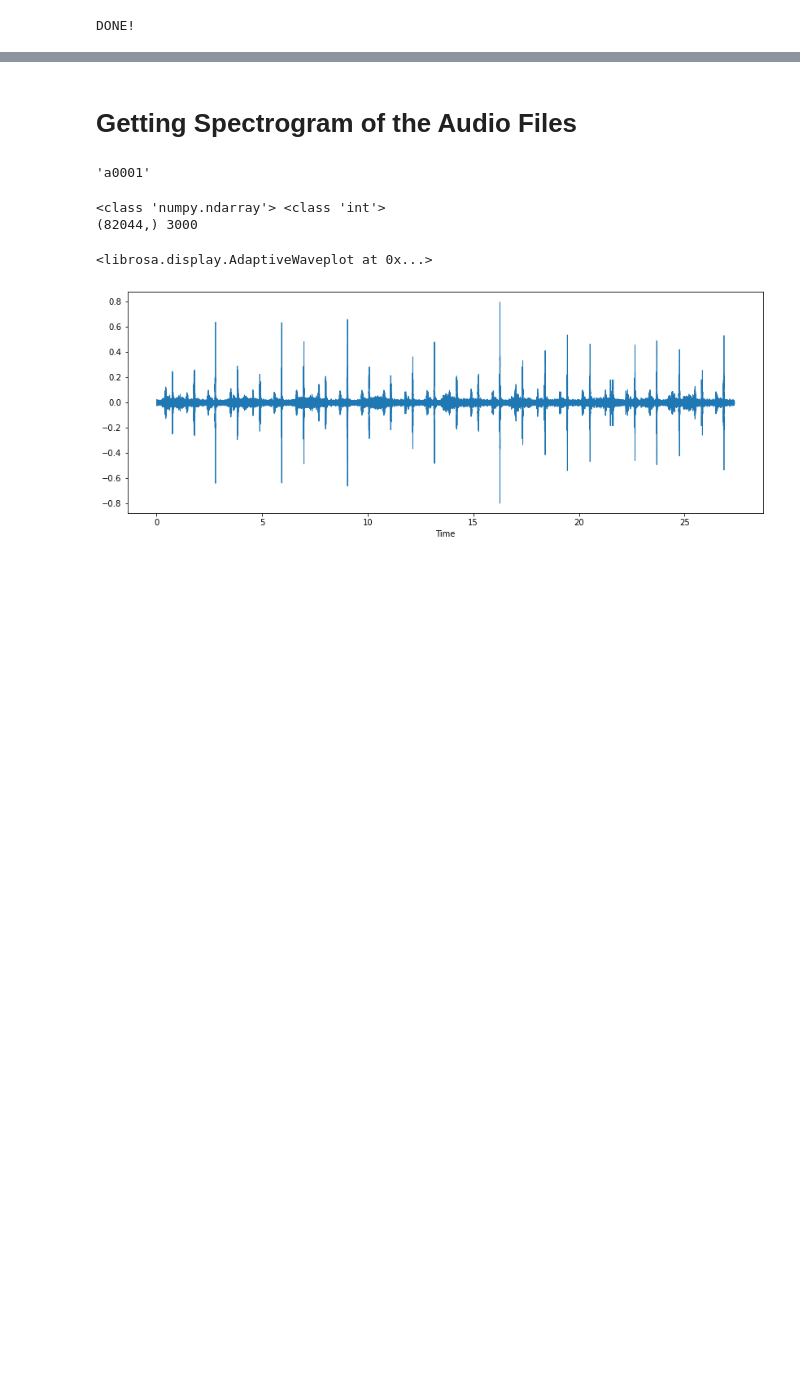
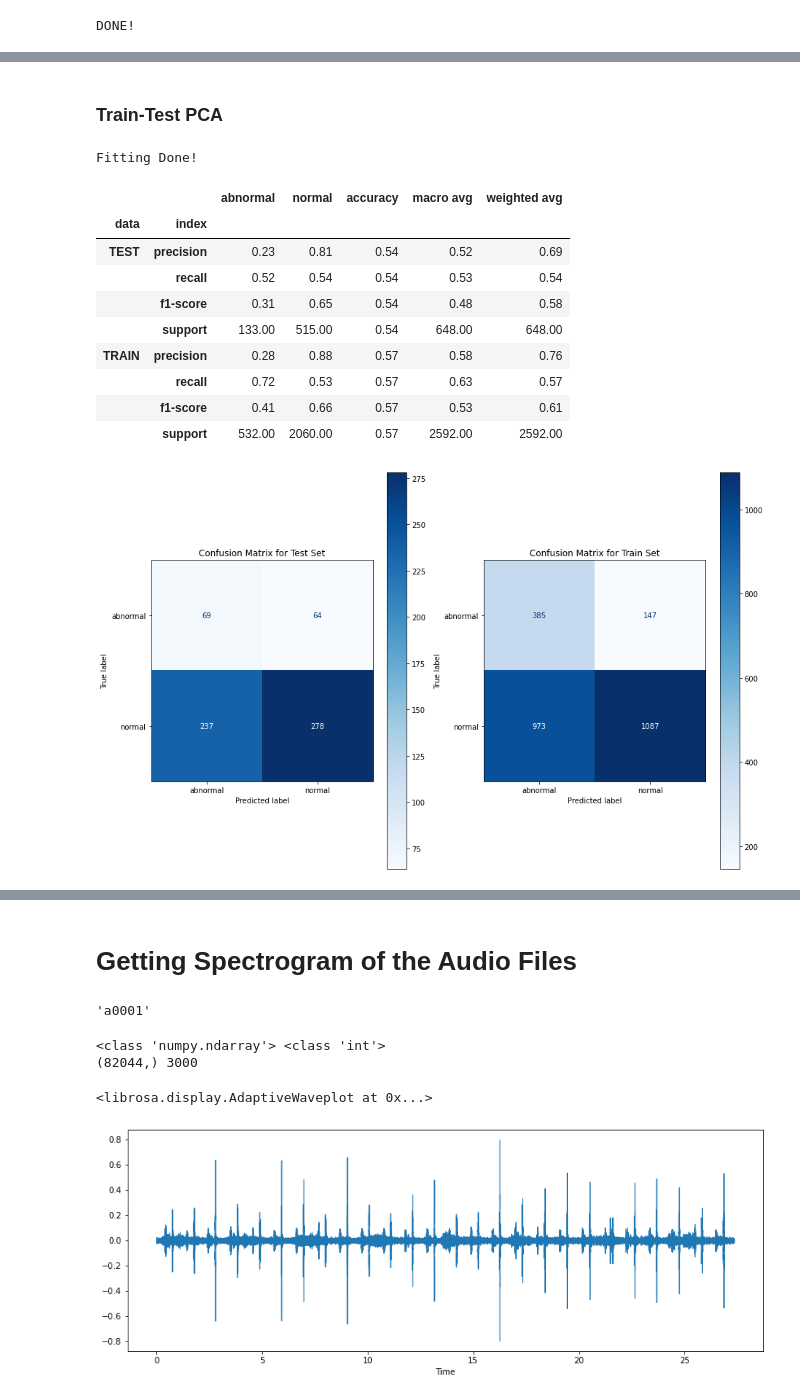
Before and after one commit to miladshiraniUCB/Heart-Sound-classification, a Jupyter notebook: EDA/EDA_1.ipynb, the cells around one changed output, grey strips where cells are left out. Cells and saved outputs as stored; diff of their text form; code cells hidden in the pictures; blank space fills up the shorter version.

```diff
--- a/EDA/EDA_1.ipynb
+++ b/EDA/EDA_1.ipynb
@@ -473,0 +364,4 @@ Fitting Done
+# %%
+pca_95 = PCA(n_components = n)
+X_train_pca = pca_95.fit_transform(X_train.values)
+X_test_pca  = pca_95.transform(X_test.values)
@@ -567,0 +375,4 @@ Fitting Done
+# %%
+pca_95 = PCA(n_components = n)
+X_train_smote_pca = pca_95.fit_transform(X_train_smote.values)
+X_test_pca  = pca_95.transform(X_test.values)
@@ -567,0 +407,22 @@ Fitting Done
+# %% [markdown]
+### Train-Test PCA
+# %%
+lr_pca = LogisticRegression(solver='liblinear',random_state=42, class_weight="balanced")
+lr_pca.fit(X_train_pca, y_train)
+print("Fitting Done!")
+report, model_scores["lr_pca"] = print_results(lr_pca, X_train_pca,
+                                          y_train, X_test_pca, y_test)
+report
+# %% [output]
+Fitting Done!
+|  |  | abnormal | normal | accuracy | macro avg | weighted avg |
+| data | index |  |  |  |  |  |
+| TEST | precision | 0.23 | 0.81 | 0.54 | 0.52 | 0.69 |
+|  | recall | 0.52 | 0.54 | 0.54 | 0.53 | 0.54 |
+|  | f1-score | 0.31 | 0.65 | 0.54 | 0.48 | 0.58 |
+|  | support | 133.00 | 515.00 | 0.54 | 648.00 | 648.00 |
+| TRAIN | precision | 0.28 | 0.88 | 0.57 | 0.58 | 0.76 |
+|  | recall | 0.72 | 0.53 | 0.57 | 0.63 | 0.57 |
+|  | f1-score | 0.41 | 0.66 | 0.57 | 0.53 | 0.61 |
+|  | support | 532.00 | 2060.00 | 0.57 | 2592.00 | 2592.00 |
+[figure, added]
```
Also changed, not shown: parts of 88 cells of this notebook, 3 other files.
